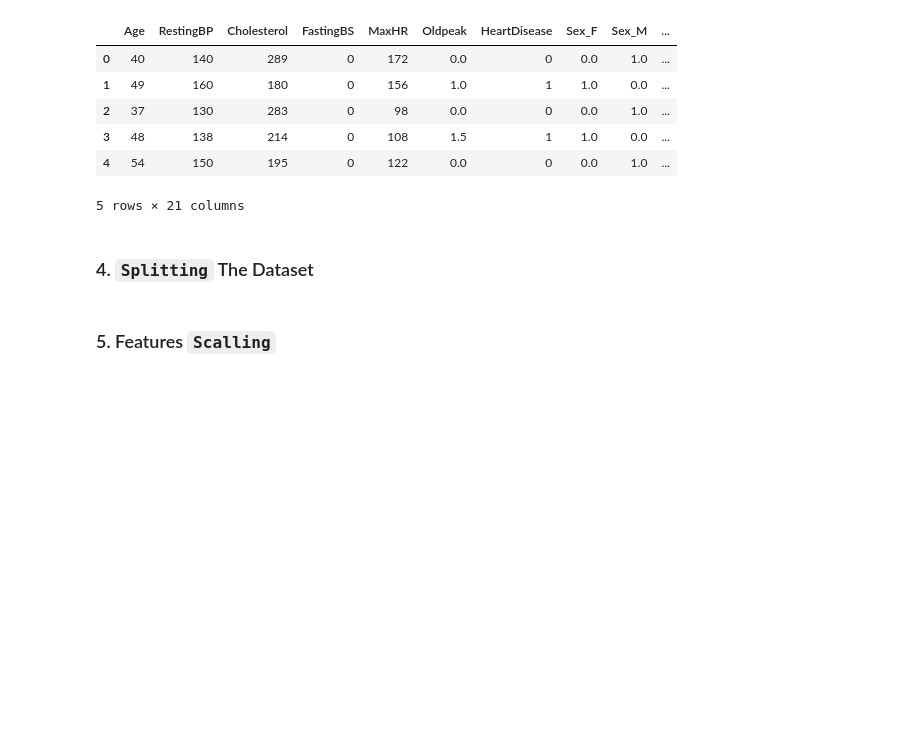
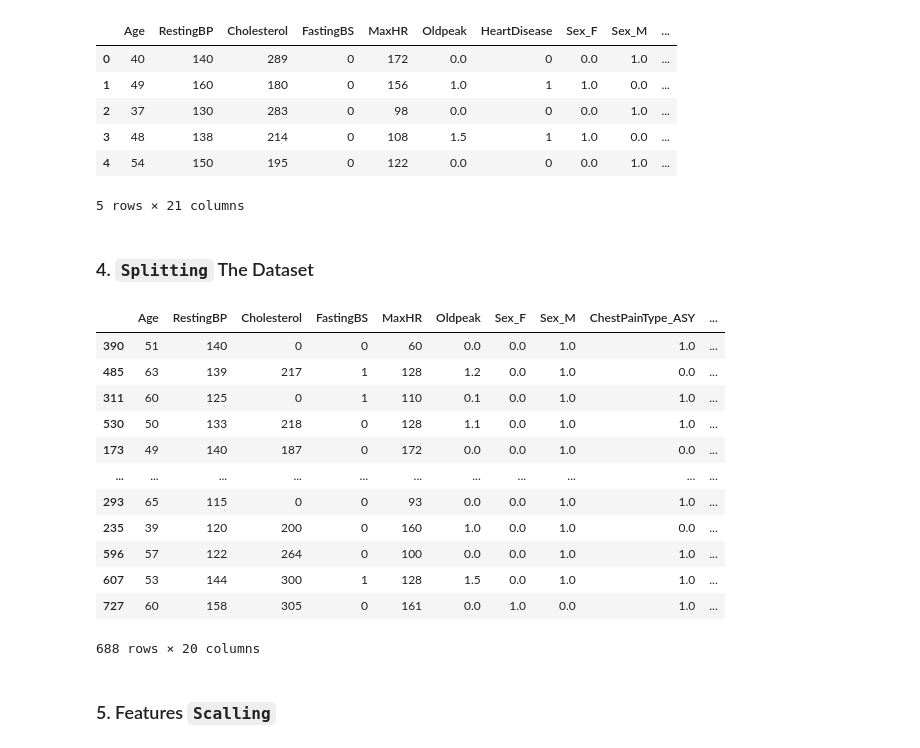
Before and after one commit to moazmohamed20/ML, a Jupyter notebook: Data Preprocessing.ipynb, the cells around one changed output. Drawn from its saved outputs; the diff is of its cells as text; code cells hidden in the pictures; blank space fills up the shorter version.

```diff
--- a/Data Preprocessing.ipynb
+++ b/Data Preprocessing.ipynb
@@ -118,11 +136,29 @@ encodedHeartDB.head()
 # %% [markdown]
 ### 4. `Splitting` The Dataset
 # %%
-xTrain, xTest, yTrain, yTest = train_test_split(xArray, yArray, test_size=0.25, random_state=77)
+xFrame = encodedHeartDB.drop(['HeartDisease'], axis=1)
+yFrame = encodedHeartDB["HeartDisease"]
+xTrain, xTest, yTrain, yTest = train_test_split(xFrame, yFrame, test_size=0.25, random_state=77)
 
 xTrainFrame = pd.DataFrame(xTrain)
 yTrainFrame = pd.DataFrame(yTrain)
 xTestFrame = pd.DataFrame(xTest)
 yTestFrame = pd.DataFrame(yTest)
+# %%
+xTrainFrame
+# %% [output]
+|  | Age | RestingBP | Cholesterol | FastingBS | MaxHR | Oldpeak | Sex_F | Sex_M | ChestPainType_ASY | ... |
+| 390 | 51 | 140 | 0 | 0 | 60 | 0.0 | 0.0 | 1.0 | 1.0 | ... |
+| 485 | 63 | 139 | 217 | 1 | 128 | 1.2 | 0.0 | 1.0 | 0.0 | ... |
+| 311 | 60 | 125 | 0 | 1 | 110 | 0.1 | 0.0 | 1.0 | 1.0 | ... |
+| 530 | 50 | 133 | 218 | 0 | 128 | 1.1 | 0.0 | 1.0 | 1.0 | ... |
+| 173 | 49 | 140 | 187 | 0 | 172 | 0.0 | 0.0 | 1.0 | 0.0 | ... |
+| ... | ... | ... | ... | ... | ... | ... | ... | ... | ... | ... |
+| 293 | 65 | 115 | 0 | 0 | 93 | 0.0 | 0.0 | 1.0 | 1.0 | ... |
+| 235 | 39 | 120 | 200 | 0 | 160 | 1.0 | 0.0 | 1.0 | 0.0 | ... |
+| 596 | 57 | 122 | 264 | 0 | 100 | 0.0 | 0.0 | 1.0 | 1.0 | ... |
+| 607 | 53 | 144 | 300 | 1 | 128 | 1.5 | 0.0 | 1.0 | 1.0 | ... |
+| 727 | 60 | 158 | 305 | 0 | 161 | 0.0 | 1.0 | 0.0 | 1.0 | ... |
+688 rows × 20 columns
 # %% [markdown]
 ### 5. Features `Scalling`
```
Also changed, not shown: parts of 6 cells of this notebook.
